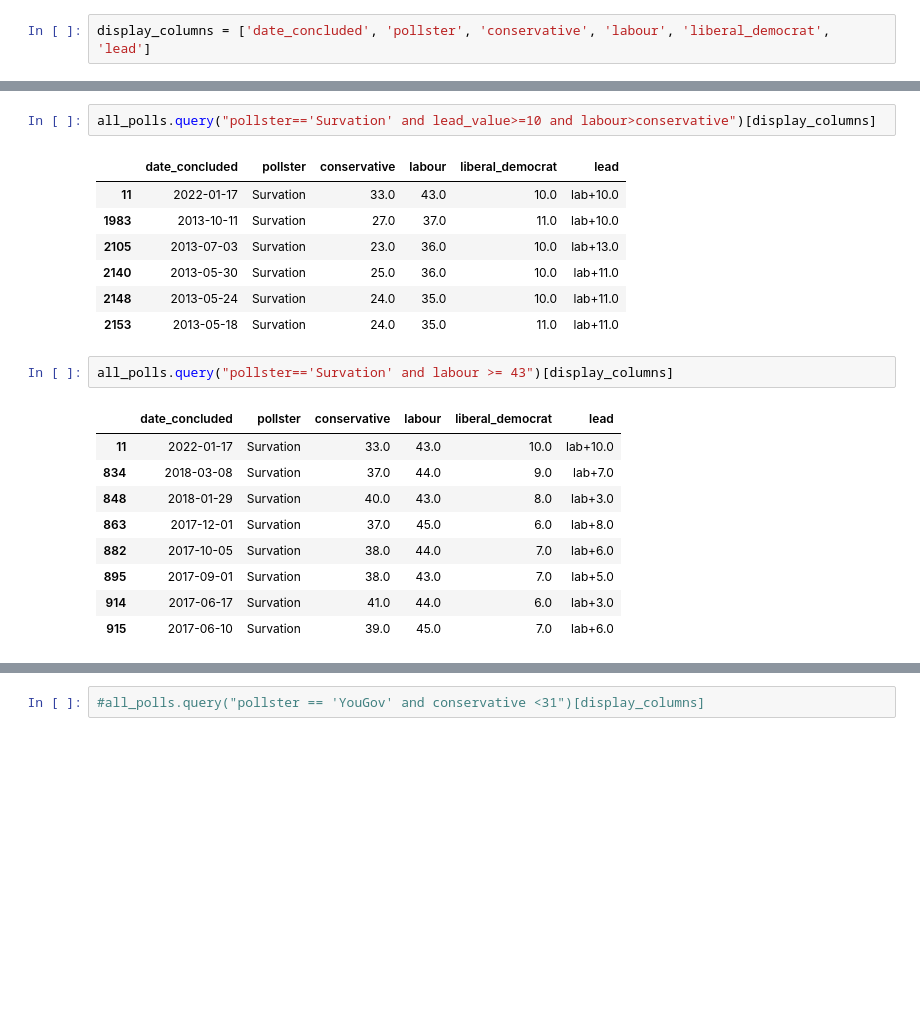
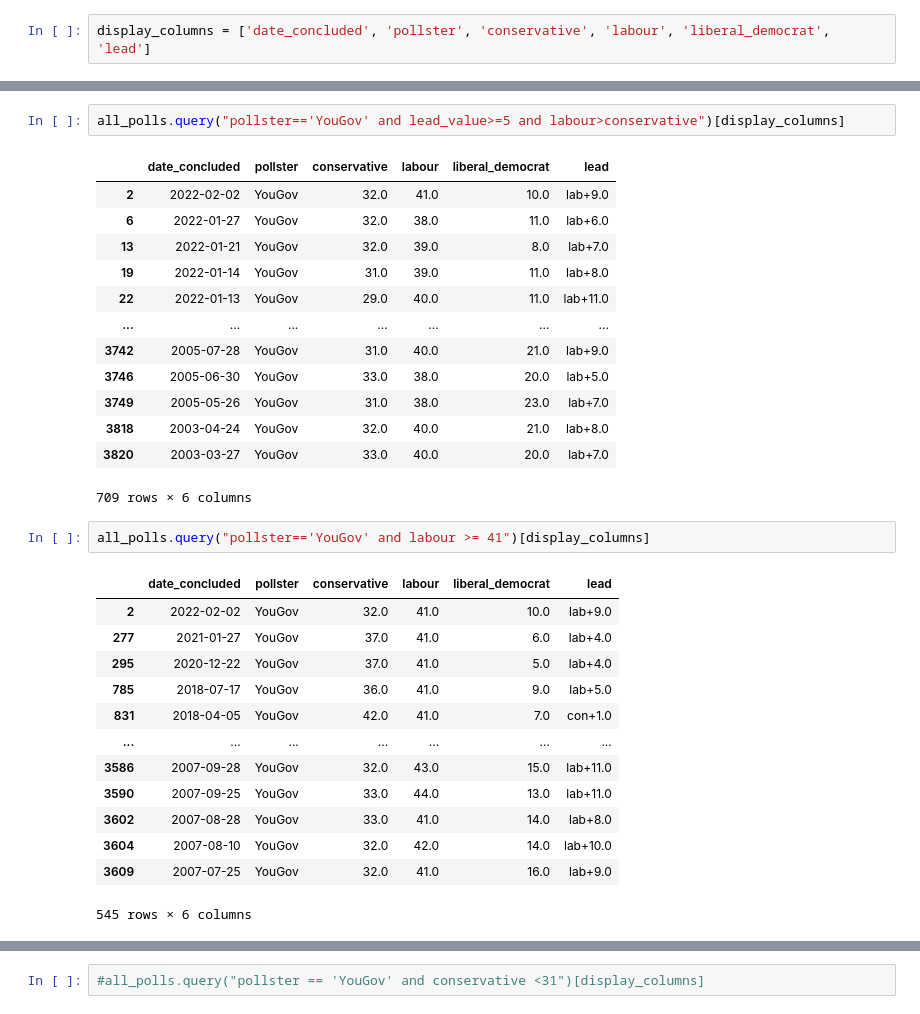
Before and after one commit to AndyLawton/uk_general_election_polls, a Jupyter notebook: main.ipynb, the cells around one changed output, grey strips where cells are left out. Cells and saved outputs as stored; diff of their text form; blank space fills up the shorter version.

Commit message:
Updated polls to 2022-02-09

```diff
--- a/main.ipynb
+++ b/main.ipynb
@@ -32,26 +50,36 @@ all_polls.query("pollster=='Survation' ")[display_columns]
 145 rows × 6 columns
 # %%
-all_polls.query("pollster=='Survation' and lead_value>=10 and labour>conservative")[display_columns]
+all_polls.query("pollster=='YouGov' and lead_value>=5 and labour>conservative")[display_columns]
 # %% [output]
 |  | date_concluded | pollster | conservative | labour | liberal_democrat | lead |
-| 11 | 2022-01-17 | Survation | 33.0 | 43.0 | 10.0 | lab+10.0 |
-| 1983 | 2013-10-11 | Survation | 27.0 | 37.0 | 11.0 | lab+10.0 |
-| 2105 | 2013-07-03 | Survation | 23.0 | 36.0 | 10.0 | lab+13.0 |
-| 2140 | 2013-05-30 | Survation | 25.0 | 36.0 | 10.0 | lab+11.0 |
-| 2148 | 2013-05-24 | Survation | 24.0 | 35.0 | 10.0 | lab+11.0 |
-| 2153 | 2013-05-18 | Survation | 24.0 | 35.0 | 11.0 | lab+11.0 |
+| 2 | 2022-02-02 | YouGov | 32.0 | 41.0 | 10.0 | lab+9.0 |
+| 6 | 2022-01-27 | YouGov | 32.0 | 38.0 | 11.0 | lab+6.0 |
+| 13 | 2022-01-21 | YouGov | 32.0 | 39.0 | 8.0 | lab+7.0 |
+| 19 | 2022-01-14 | YouGov | 31.0 | 39.0 | 11.0 | lab+8.0 |
+| 22 | 2022-01-13 | YouGov | 29.0 | 40.0 | 11.0 | lab+11.0 |
+| ... | ... | ... | ... | ... | ... | ... |
+| 3742 | 2005-07-28 | YouGov | 31.0 | 40.0 | 21.0 | lab+9.0 |
+| 3746 | 2005-06-30 | YouGov | 33.0 | 38.0 | 20.0 | lab+5.0 |
+| 3749 | 2005-05-26 | YouGov | 31.0 | 38.0 | 23.0 | lab+7.0 |
+| 3818 | 2003-04-24 | YouGov | 32.0 | 40.0 | 21.0 | lab+8.0 |
+| 3820 | 2003-03-27 | YouGov | 33.0 | 40.0 | 20.0 | lab+7.0 |
+709 rows × 6 columns
 # %%
-all_polls.query("pollster=='Survation' and labour >= 43")[display_columns]
+all_polls.query("pollster=='YouGov' and labour >= 41")[display_columns]
 # %% [output]
 |  | date_concluded | pollster | conservative | labour | liberal_democrat | lead |
-| 11 | 2022-01-17 | Survation | 33.0 | 43.0 | 10.0 | lab+10.0 |
-| 834 | 2018-03-08 | Survation | 37.0 | 44.0 | 9.0 | lab+7.0 |
-| 848 | 2018-01-29 | Survation | 40.0 | 43.0 | 8.0 | lab+3.0 |
-| 863 | 2017-12-01 | Survation | 37.0 | 45.0 | 6.0 | lab+8.0 |
-| 882 | 2017-10-05 | Survation | 38.0 | 44.0 | 7.0 | lab+6.0 |
-| 895 | 2017-09-01 | Survation | 38.0 | 43.0 | 7.0 | lab+5.0 |
-| 914 | 2017-06-17 | Survation | 41.0 | 44.0 | 6.0 | lab+3.0 |
-| 915 | 2017-06-10 | Survation | 39.0 | 45.0 | 7.0 | lab+6.0 |
+| 2 | 2022-02-02 | YouGov | 32.0 | 41.0 | 10.0 | lab+9.0 |
+| 277 | 2021-01-27 | YouGov | 37.0 | 41.0 | 6.0 | lab+4.0 |
+| 295 | 2020-12-22 | YouGov | 37.0 | 41.0 | 5.0 | lab+4.0 |
+| 785 | 2018-07-17 | YouGov | 36.0 | 41.0 | 9.0 | lab+5.0 |
+| 831 | 2018-04-05 | YouGov | 42.0 | 41.0 | 7.0 | con+1.0 |
+| ... | ... | ... | ... | ... | ... | ... |
+| 3586 | 2007-09-28 | YouGov | 32.0 | 43.0 | 15.0 | lab+11.0 |
+| 3590 | 2007-09-25 | YouGov | 33.0 | 44.0 | 13.0 | lab+11.0 |
+| 3602 | 2007-08-28 | YouGov | 33.0 | 41.0 | 14.0 | lab+8.0 |
+| 3604 | 2007-08-10 | YouGov | 32.0 | 42.0 | 14.0 | lab+10.0 |
+| 3609 | 2007-07-25 | YouGov | 32.0 | 41.0 | 16.0 | lab+9.0 |
+545 rows × 6 columns
 # %%
 all_polls.query("pollster=='Deltapoll' and lead_value>=5 and labour>conservative")[display_columns]
 # %% [output]
```
Also changed, not shown: parts of 17 cells of this notebook, 9 other files.
